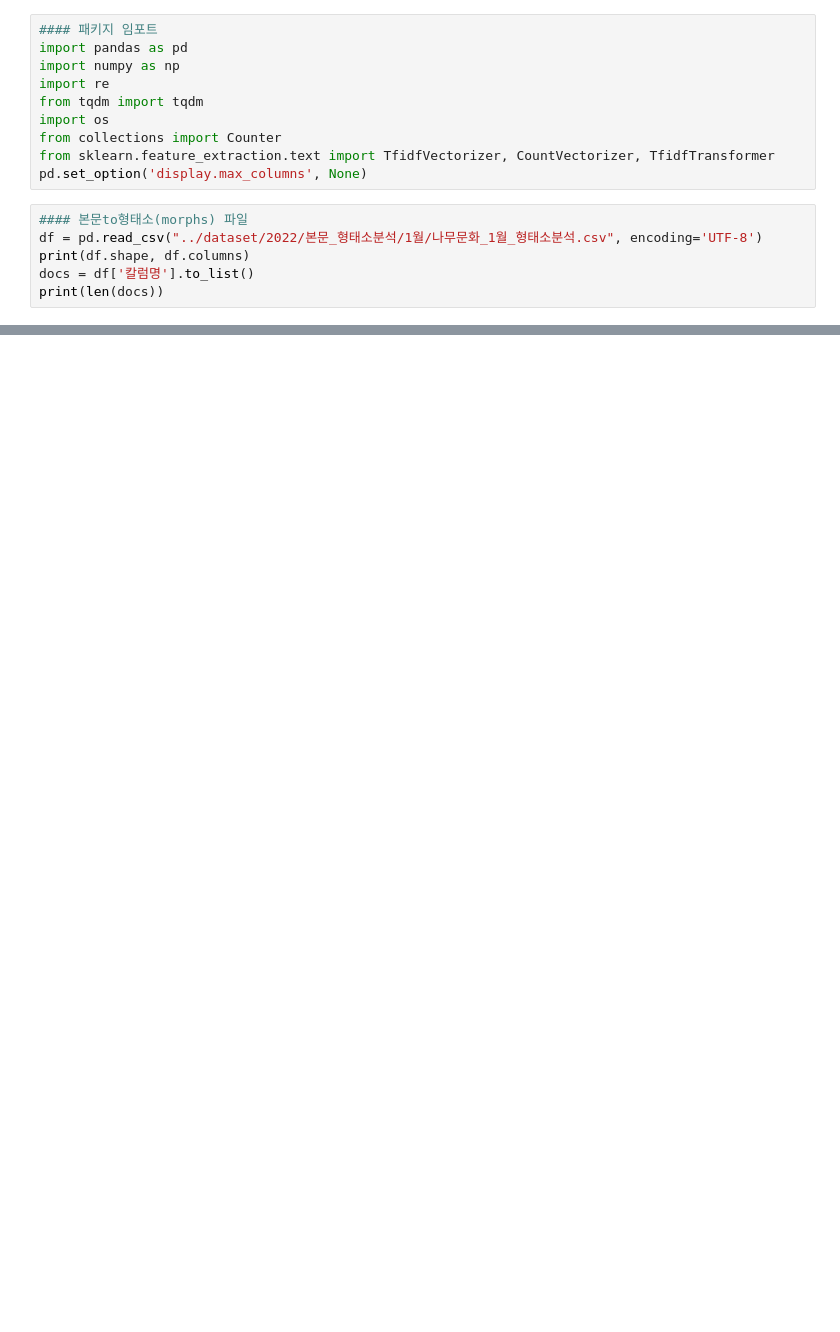
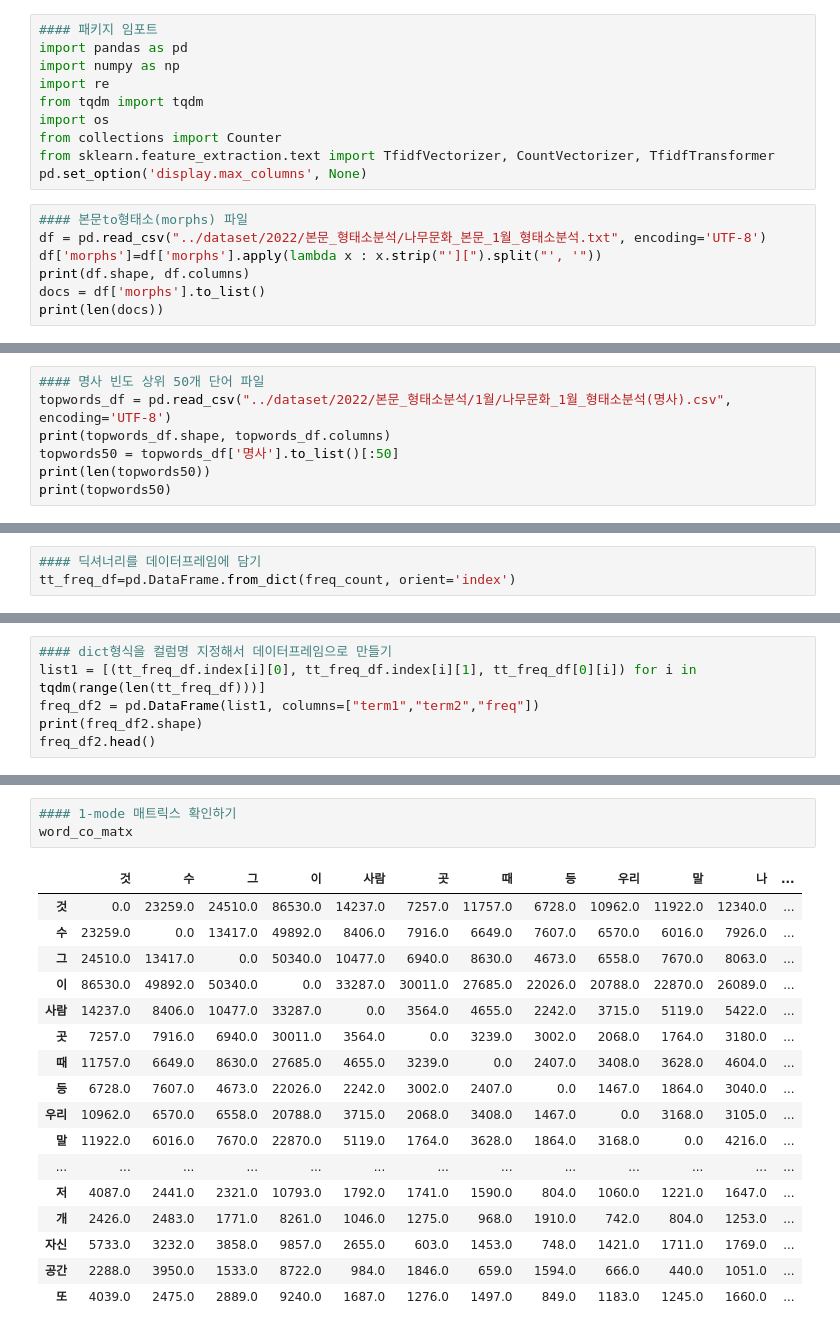
Before and after one commit to DDalaDDula/NIFoS, a Jupyter notebook: 문화/단어동시출현행렬/한글텍스트_단어동시출현행렬_1월.ipynb, the cells around one changed output, grey strips where cells are left out. Saved outputs shown, nothing was run; the diff lists cells and outputs as text; blank space fills up the shorter version.

```diff
--- a/문화/단어동시출현행렬/한글텍스트_단어동시출현행렬_1월.ipynb
+++ b/문화/단어동시출현행렬/한글텍스트_단어동시출현행렬_1월.ipynb
@@ -10,7 +10,8 @@ from sklearn.feature_extraction.text import TfidfVectorizer, CountVectorizer, Tf
 pd.set_option('display.max_columns', None)
 # %%
 #### 본문to형태소(morphs) 파일
-df = pd.read_csv("../dataset/2022/본문_형태소분석/1월/나무문화_1월_형태소분석.csv", encoding='UTF-8')
+df = pd.read_csv("../dataset/2022/본문_형태소분석/나무문화_본문_1월_형태소분석.txt", encoding='UTF-8')
+df['morphs']=df['morphs'].apply(lambda x : x.strip("'][").split("', '"))
 print(df.shape, df.columns)
-docs = df['칼럼명'].to_list()
+docs = df['morphs'].to_list()
 print(len(docs))
@@ -125,0 +42,7 @@ word_co_matx.to_excel("파일저장경로/파일명.xlsx", encoding='UTF-8')
+# %%
+#### 명사 빈도 상위 50개 단어 파일
+topwords_df = pd.read_csv("../dataset/2022/본문_형태소분석/1월/나무문화_1월_형태소분석(명사).csv", encoding='UTF-8')
+print(topwords_df.shape, topwords_df.columns)
+topwords50 = topwords_df['명사'].to_list()[:50]
+print(len(topwords50))
+print(topwords50)
@@ -125,0 +75,3 @@ word_co_matx.to_excel("파일저장경로/파일명.xlsx", encoding='UTF-8')
+# %%
+#### 딕셔너리를 데이터프레임에 담기
+tt_freq_df=pd.DataFrame.from_dict(freq_count, orient='index')
@@ -125,0 +81,6 @@ word_co_matx.to_excel("파일저장경로/파일명.xlsx", encoding='UTF-8')
+# %%
+#### dict형식을 컬럼명 지정해서 데이터프레임으로 만들기
+list1 = [(tt_freq_df.index[i][0], tt_freq_df.index[i][1], tt_freq_df[0][i]) for i in tqdm(range(len(tt_freq_df)))]
+freq_df2 = pd.DataFrame(list1, columns=["term1","term2","freq"])
+print(freq_df2.shape)
+freq_df2.head()
@@ -125,0 +139,21 @@ word_co_matx.to_excel("파일저장경로/파일명.xlsx", encoding='UTF-8')
+# %%
+#### 1-mode 매트릭스 확인하기
+word_co_matx
+# %% [output]
+|  | 것 | 수 | 그 | 이 | 사람 | 곳 | 때 | 등 | 우리 | 말 | 나 | ... |
+| 것 | 0.0 | 23259.0 | 24510.0 | 86530.0 | 14237.0 | 7257.0 | 11757.0 | 6728.0 | 10962.0 | 11922.0 | 12340.0 | ... |
+| 수 | 23259.0 | 0.0 | 13417.0 | 49892.0 | 8406.0 | 7916.0 | 6649.0 | 7607.0 | 6570.0 | 6016.0 | 7926.0 | ... |
+| 그 | 24510.0 | 13417.0 | 0.0 | 50340.0 | 10477.0 | 6940.0 | 8630.0 | 4673.0 | 6558.0 | 7670.0 | 8063.0 | ... |
+| 이 | 86530.0 | 49892.0 | 50340.0 | 0.0 | 33287.0 | 30011.0 | 27685.0 | 22026.0 | 20788.0 | 22870.0 | 26089.0 | ... |
+| 사람 | 14237.0 | 8406.0 | 10477.0 | 33287.0 | 0.0 | 3564.0 | 4655.0 | 2242.0 | 3715.0 | 5119.0 | 5422.0 | ... |
+| 곳 | 7257.0 | 7916.0 | 6940.0 | 30011.0 | 3564.0 | 0.0 | 3239.0 | 3002.0 | 2068.0 | 1764.0 | 3180.0 | ... |
+| 때 | 11757.0 | 6649.0 | 8630.0 | 27685.0 | 4655.0 | 3239.0 | 0.0 | 2407.0 | 3408.0 | 3628.0 | 4604.0 | ... |
+| 등 | 6728.0 | 7607.0 | 4673.0 | 22026.0 | 2242.0 | 3002.0 | 2407.0 | 0.0 | 1467.0 | 1864.0 | 3040.0 | ... |
+| 우리 | 10962.0 | 6570.0 | 6558.0 | 20788.0 | 3715.0 | 2068.0 | 3408.0 | 1467.0 | 0.0 | 3168.0 | 3105.0 | ... |
+| 말 | 11922.0 | 6016.0 | 7670.0 | 22870.0 | 5119.0 | 1764.0 | 3628.0 | 1864.0 | 3168.0 | 0.0 | 4216.0 | ... |
+| ... | ... | ... | ... | ... | ... | ... | ... | ... | ... | ... | ... | ... |
+| 저 | 4087.0 | 2441.0 | 2321.0 | 10793.0 | 1792.0 | 1741.0 | 1590.0 | 804.0 | 1060.0 | 1221.0 | 1647.0 | ... |
+| 개 | 2426.0 | 2483.0 | 1771.0 | 8261.0 | 1046.0 | 1275.0 | 968.0 | 1910.0 | 742.0 | 804.0 | 1253.0 | ... |
+| 자신 | 5733.0 | 3232.0 | 3858.0 | 9857.0 | 2655.0 | 603.0 | 1453.0 | 748.0 | 1421.0 | 1711.0 | 1769.0 | ... |
+| 공간 | 2288.0 | 3950.0 | 1533.0 | 8722.0 | 984.0 | 1846.0 | 659.0 | 1594.0 | 666.0 | 440.0 | 1051.0 | ... |
+| 또 | 4039.0 | 2475.0 | 2889.0 | 9240.0 | 1687.0 | 1276.0 | 1497.0 | 849.0 | 1183.0 | 1245.0 | 1660.0 | ... |
```
Also changed, not shown: parts of 15 cells of this notebook, 13 other files.
